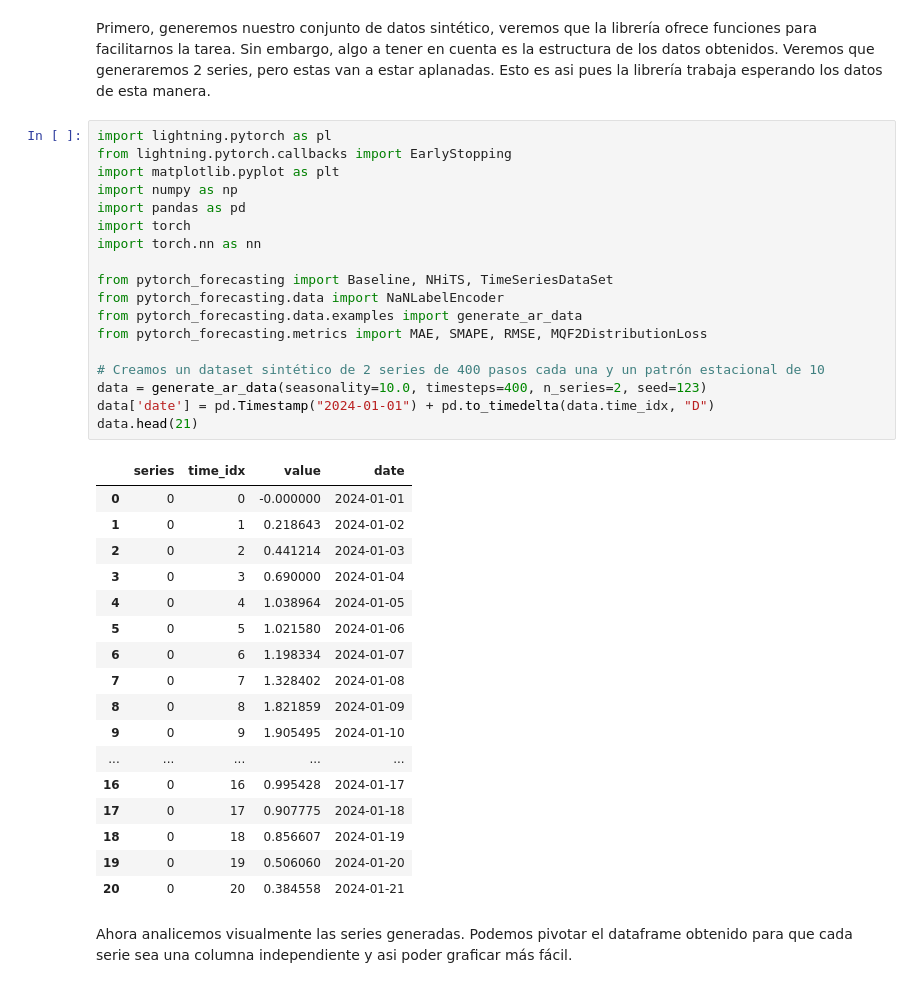
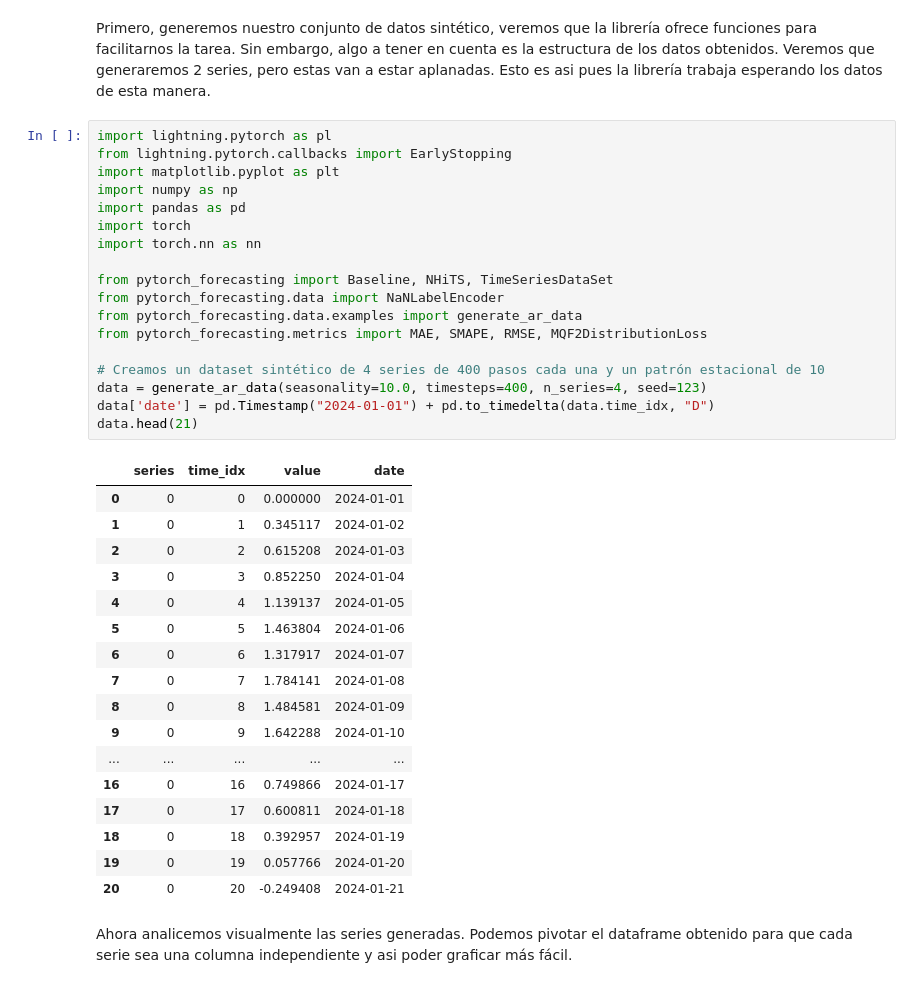
Before and after one commit to Ohtar10/icesi-advanced-dl, a Jupyter notebook: Unidad 1 - Time Series/nhits-time-series.ipynb, the cells around one changed output. Drawn from its saved outputs; the diff is of its cells as text.

```diff
--- a/Unidad 1 - Time Series/nhits-time-series.ipynb
+++ b/Unidad 1 - Time Series/nhits-time-series.ipynb
@@ -29,39 +32,39 @@ Primero, generemos nuestro conjunto de datos sintético, veremos que la librerí
 # %%
 import lightning.pytorch as pl
 from lightning.pytorch.callbacks import EarlyStopping
 import matplotlib.pyplot as plt
 import numpy as np
 import pandas as pd
 import torch
 import torch.nn as nn
 
 from pytorch_forecasting import Baseline, NHiTS, TimeSeriesDataSet
 from pytorch_forecasting.data import NaNLabelEncoder
 from pytorch_forecasting.data.examples import generate_ar_data
 from pytorch_forecasting.metrics import MAE, SMAPE, RMSE, MQF2DistributionLoss
 
-# Creamos un dataset sintético de 2 series de 400 pasos cada una y un patrón estacional de 10
-data = generate_ar_data(seasonality=10.0, timesteps=400, n_series=2, seed=123)
+# Creamos un dataset sintético de 4 series de 400 pasos cada una y un patrón estacional de 10
+data = generate_ar_data(seasonality=10.0, timesteps=400, n_series=4, seed=123)
 data['date'] = pd.Timestamp("2024-01-01") + pd.to_timedelta(data.time_idx, "D")
 data.head(21)
 # %% [output]
 |  | series | time_idx | value | date |
-| 0 | 0 | 0 | -0.000000 | 2024-01-01 |
-| 1 | 0 | 1 | 0.218643 | 2024-01-02 |
-| 2 | 0 | 2 | 0.441214 | 2024-01-03 |
-| 3 | 0 | 3 | 0.690000 | 2024-01-04 |
-| 4 | 0 | 4 | 1.038964 | 2024-01-05 |
-| 5 | 0 | 5 | 1.021580 | 2024-01-06 |
-| 6 | 0 | 6 | 1.198334 | 2024-01-07 |
-| 7 | 0 | 7 | 1.328402 | 2024-01-08 |
-| 8 | 0 | 8 | 1.821859 | 2024-01-09 |
-| 9 | 0 | 9 | 1.905495 | 2024-01-10 |
+| 0 | 0 | 0 | 0.000000 | 2024-01-01 |
+| 1 | 0 | 1 | 0.345117 | 2024-01-02 |
+| 2 | 0 | 2 | 0.615208 | 2024-01-03 |
+| 3 | 0 | 3 | 0.852250 | 2024-01-04 |
+| 4 | 0 | 4 | 1.139137 | 2024-01-05 |
+| 5 | 0 | 5 | 1.463804 | 2024-01-06 |
+| 6 | 0 | 6 | 1.317917 | 2024-01-07 |
+| 7 | 0 | 7 | 1.784141 | 2024-01-08 |
+| 8 | 0 | 8 | 1.484581 | 2024-01-09 |
+| 9 | 0 | 9 | 1.642288 | 2024-01-10 |
 | ... | ... | ... | ... | ... |
-| 16 | 0 | 16 | 0.995428 | 2024-01-17 |
-| 17 | 0 | 17 | 0.907775 | 2024-01-18 |
-| 18 | 0 | 18 | 0.856607 | 2024-01-19 |
-| 19 | 0 | 19 | 0.506060 | 2024-01-20 |
-| 20 | 0 | 20 | 0.384558 | 2024-01-21 |
+| 16 | 0 | 16 | 0.749866 | 2024-01-17 |
+| 17 | 0 | 17 | 0.600811 | 2024-01-18 |
+| 18 | 0 | 18 | 0.392957 | 2024-01-19 |
+| 19 | 0 | 19 | 0.057766 | 2024-01-20 |
+| 20 | 0 | 20 | -0.249408 | 2024-01-21 |
 # %% [markdown]
 Ahora analicemos visualmente las series generadas. Podemos pivotar el dataframe obtenido para que cada serie sea una columna independiente y asi poder graficar más fácil.
 # %%
```
Also changed, not shown: parts of 17 cells of this notebook, 1 other file.
